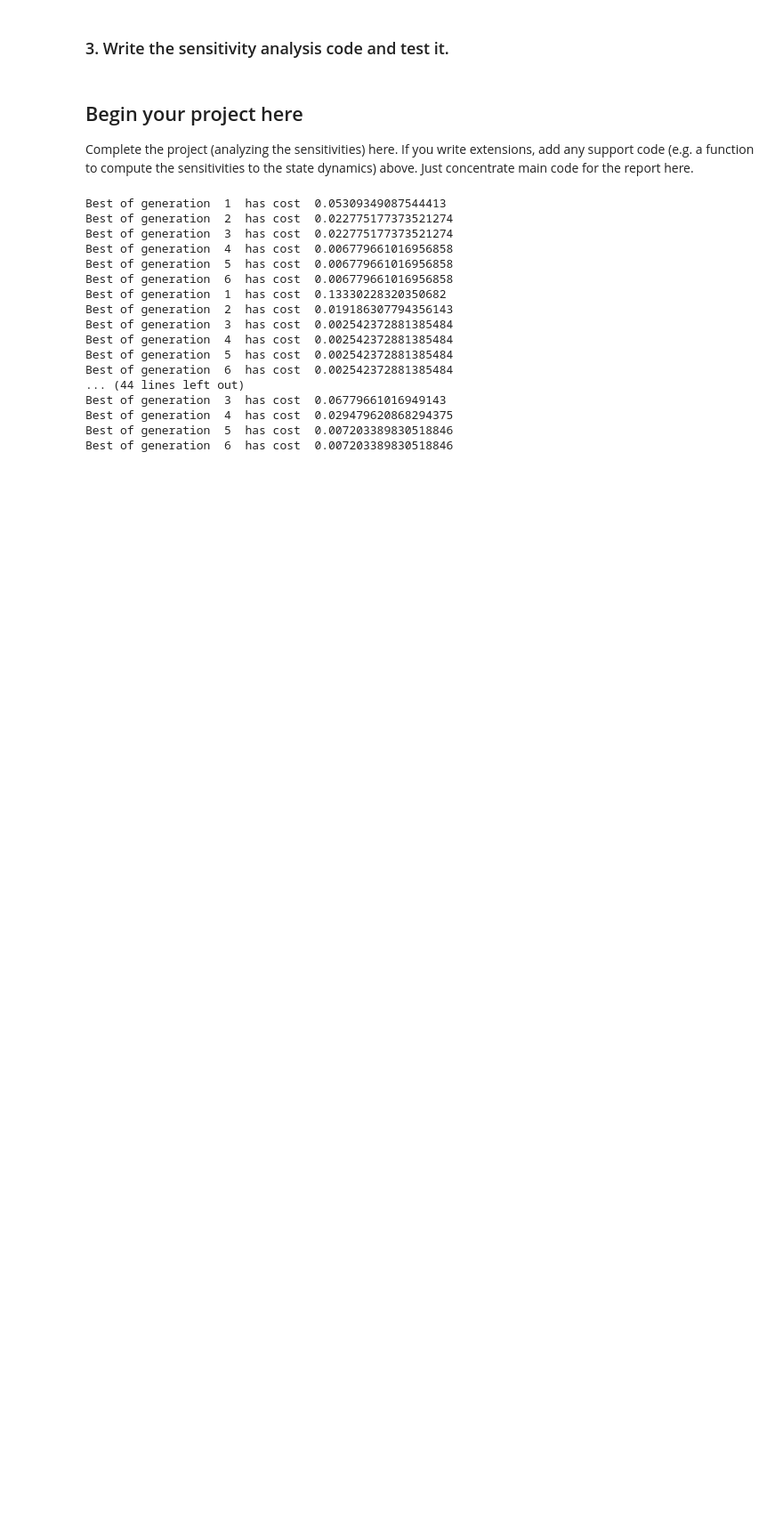
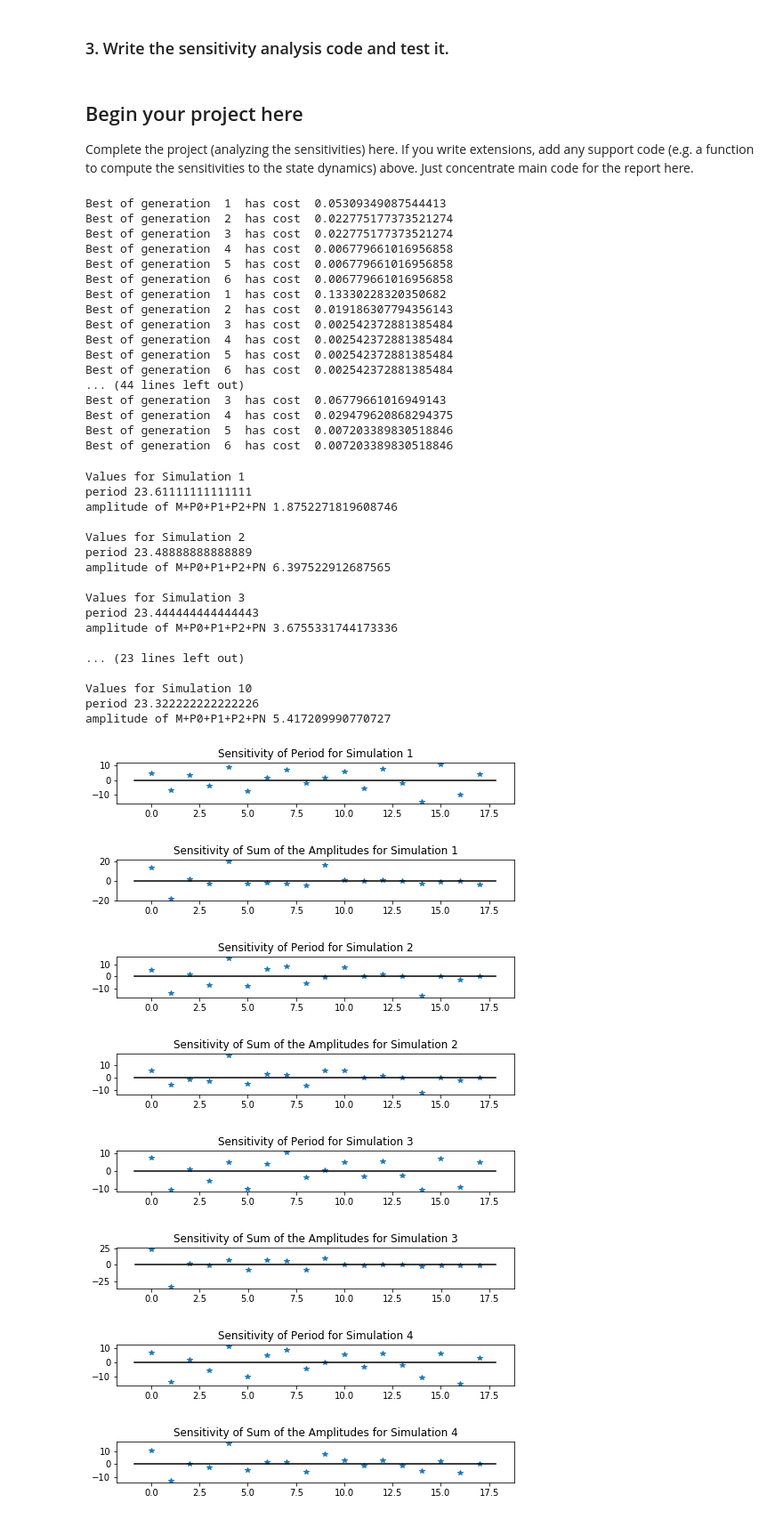
Before and after one commit to polinenguyen/CS341, a Jupyter notebook: Project5.ipynb, the cells around one changed output. Shown at 89% size. Drawn from its saved outputs; the diff is of its cells as text; code cells hidden in the pictures; blank space fills up the shorter version.

```diff
--- a/Project5.ipynb
+++ b/Project5.ipynb
@@ -446,3 +448,70 @@ for runNum in range(1,11):
     fn = "Gol95_tournament%d_run%d.npz" %(tournamentSize,runNum)
     f = np.load( fn, allow_pickle=True )
     params.append(f['params'])
+# %%
+param_names = ['vs','vm','Km','ks','vd','k1','k2','KI', 'Kd', 'n', 'K1', 'K2', 'K3', 'K4', 'V1', 'V2', 'V3', 'V4']
+counter = 1
+
+#Analyzes the sensitivity of the amplitude and of the period for each parameter sets.
+for runNum in range(0,10):
+
+    #Uses the best parameters for each simulation.
+    pub_params = [params[runNum][0], params[runNum][1], params[runNum][2], params[runNum][3], params[runNum][4],
+                  params[runNum][5], params[runNum][6], params[runNum][7], params[runNum][8], params[runNum][9],
+                  params[runNum][10], params[runNum][11], params[runNum][12], params[runNum][13], params[runNum][14],
+                  params[runNum][15], params[runNum][16], params[runNum][17]]
+
+    print("Values for Simulation %d" % int(runNum+1))
+
+    per = gol95_period(pub_params)
+    print("period", per)
+
+    #Sum amplitude of the state variables.
+    ampTot = gol95_amplitude( pub_params, which_state = -1 )
+    print( "amplitude of M+P0+P1+P2+PN", ampTot, "\n")
+
+    #Sensitivity of the period.
+    Srel = sensitivity(gol95_period, np.array(pub_params), 0.05)
+    plt.figure(figsize=(8,20))
+    plt.subplot(20, 1, counter)
+    counter += 1
+    plt.plot(np.arange(len(pub_params)), Srel, '*')
+    plt.plot(plt.xlim(), [0, 0], 'k');
+    plt.xticks(ticks=np.arange(len(param_names)), labels=param_names);
+    plt.title("Sensitivity of Period for Simulation %d" % int(runNum +1));
+
+    #Sensitivity of the amplitude.
+    Srel = sensitivity(lambda p: gol95_amplitude(p, which_state = -1), np.array(pub_params), 0.05)
+    plt.figure(figsize=(8,20))
+    plt.subplot(20, 1, counter)
+    counter += 1
+    plt.plot( np.arange(len(pub_params)), Srel, '*')
+    plt.plot(plt.xlim(), [0, 0], 'k');
+    plt.xticks(ticks=np.arange(len(param_names)), labels=param_names);
+    plt.title("Sensitivity of Sum of the Amplitudes for Simulation %d" % int(runNum+1));
+# %% [output]
+Values for Simulation 1
+period 23.61111111111111
+amplitude of M+P0+P1+P2+PN 1.8752271819608746
+
+Values for Simulation 2
+period 23.48888888888889
+amplitude of M+P0+P1+P2+PN 6.397522912687565
+
+Values for Simulation 3
+period 23.444444444444443
+amplitude of M+P0+P1+P2+PN 3.6755331744173336
+
+... (23 lines left out)
+
+Values for Simulation 10
+period 23.322222222222226
+amplitude of M+P0+P1+P2+PN 5.417209990770727
+[figure, added]
+[figure, added]
+[figure, added]
+[figure, added]
+[figure, added]
+[figure, added]
+[figure, added]
+[figure, added]
```
Also changed, not shown: parts of 13 cells of this notebook.
